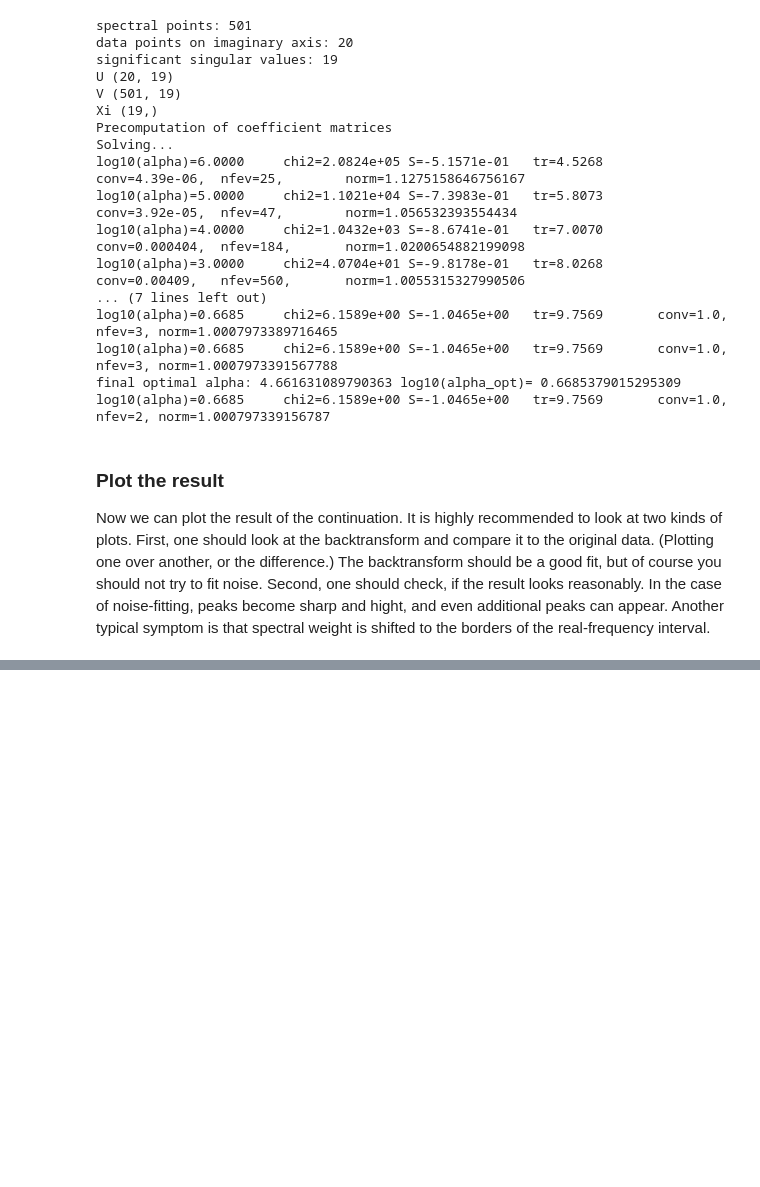
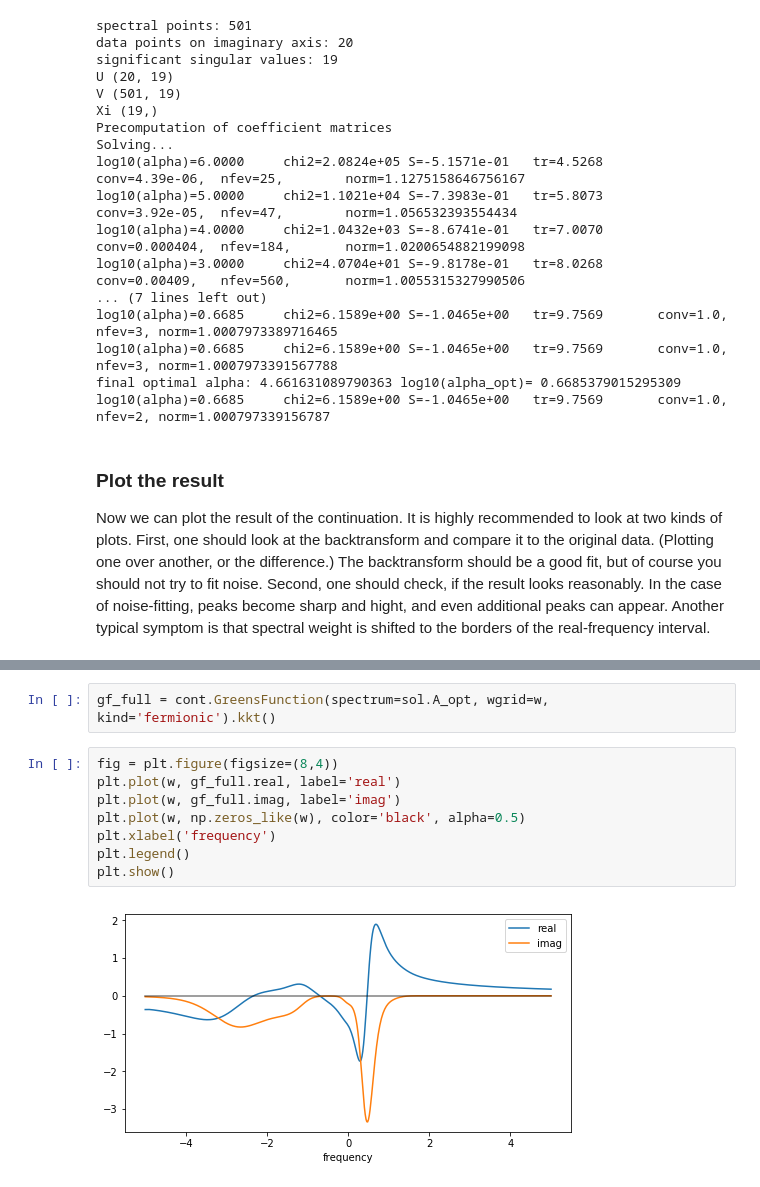
Before and after one commit to josefkaufmann/ana_cont, a Jupyter notebook: doc/continuation_fermionic.ipynb, the cells around one changed output, grey strips where cells are left out. Cells and saved outputs as stored; diff of their text form; blank space fills up the shorter version.

```diff
--- a/doc/continuation_fermionic.ipynb
+++ b/doc/continuation_fermionic.ipynb
@@ -121,0 +146,12 @@ plt.show()
+# %%
+gf_full = cont.GreensFunction(spectrum=sol.A_opt, wgrid=w, kind='fermionic').kkt()
+# %%
+fig = plt.figure(figsize=(8,4))
+plt.plot(w, gf_full.real, label='real')
+plt.plot(w, gf_full.imag, label='imag')
+plt.plot(w, np.zeros_like(w), color='black', alpha=0.5)
+plt.xlabel('frequency')
+plt.legend()
+plt.show()
+# %% [output]
+[figure, added]
```
Also changed, not shown: parts of 3 cells of this notebook.
